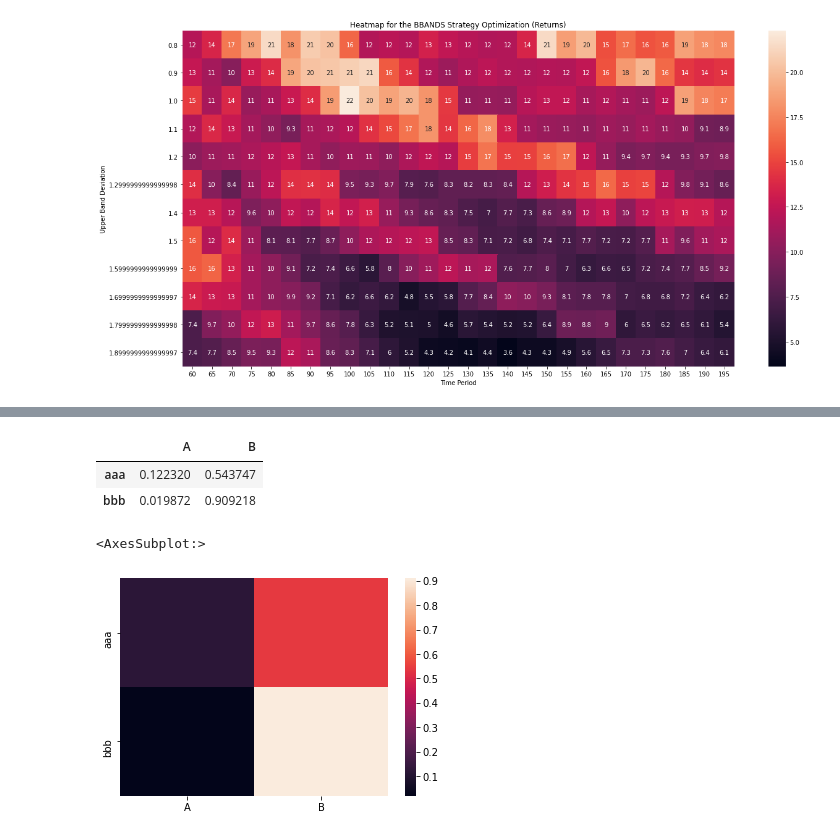
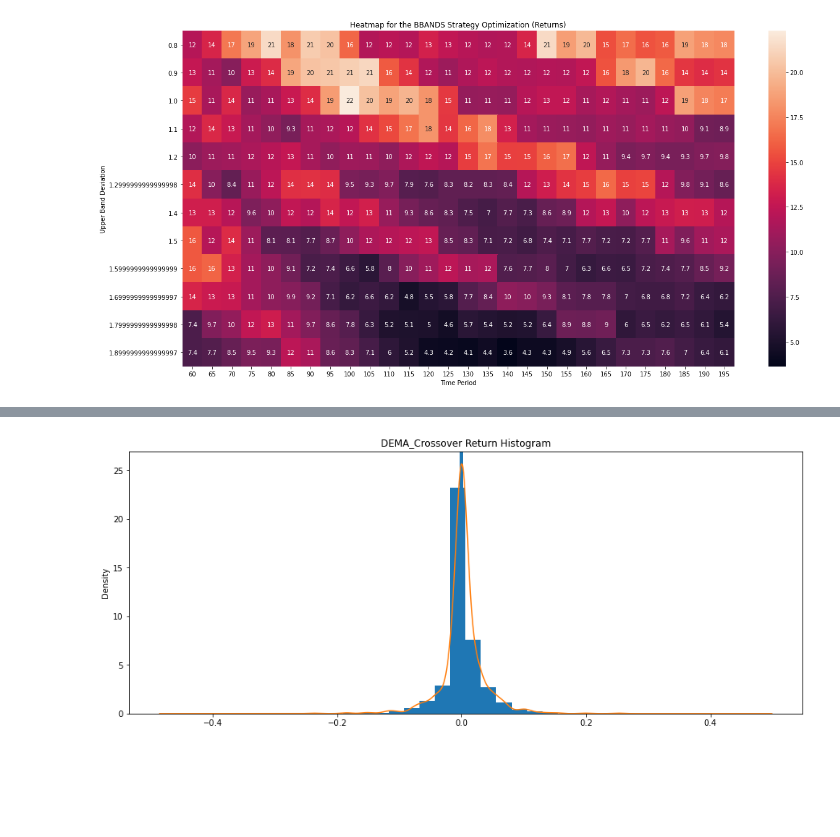
Before and after one commit to alimirr/algorithmic_trading_in_python, a Jupyter notebook: project/project_ali_edit.ipynb, the cells around one changed output, grey strips where cells are left out. Drawn from its saved outputs; the diff is of its cells as text; code cells hidden in the pictures; blank space fills up the shorter version.

Commit message:
plot update

```diff
--- a/project/project_ali_edit.ipynb
+++ b/project/project_ali_edit.ipynb
@@ -1016,11 +983,4 @@ sns.heatmap(temp)
-# %%
-df.iloc[0:2,0:2]
-# %% [output]
-|  | A | B |
-| aaa | 0.122320 | 0.543747 |
-| bbb | 0.019872 | 0.909218 |
-# %%
-sns.heatmap(df.iloc[0:2,0:2])
-# %% [output]
-<AxesSubplot:>
-[figure, removed]
+# %%
+test_dema_run.plot_histogram(figsize=(15,6))
+# %% [output]
+[figure, added]
```
Also changed, not shown: parts of 6 cells of this notebook, 2 other files.
